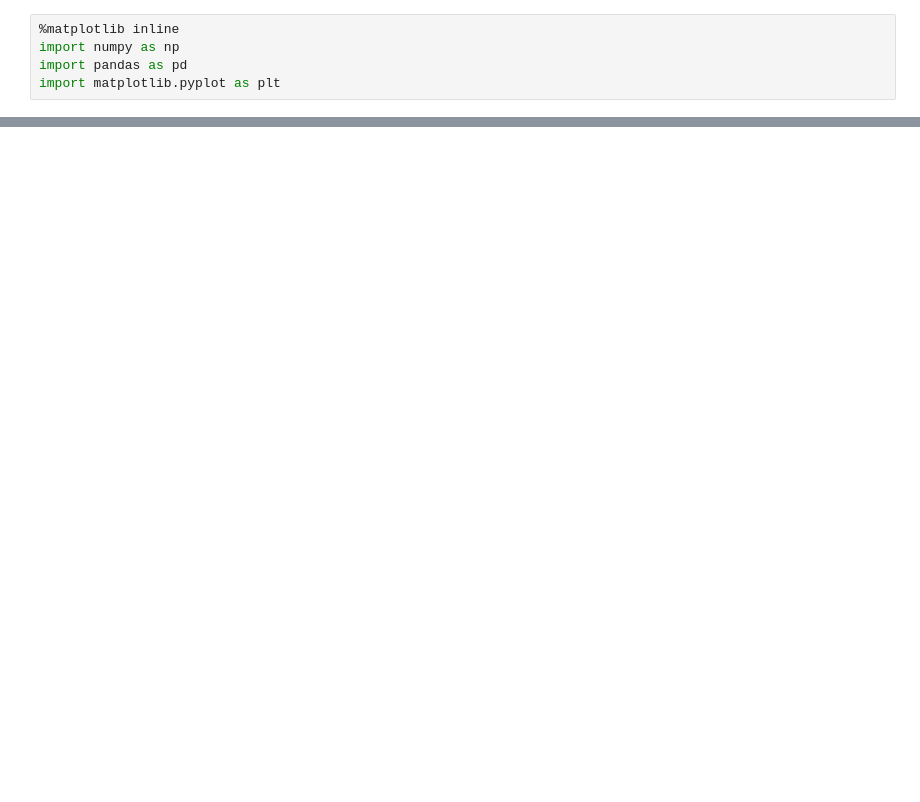
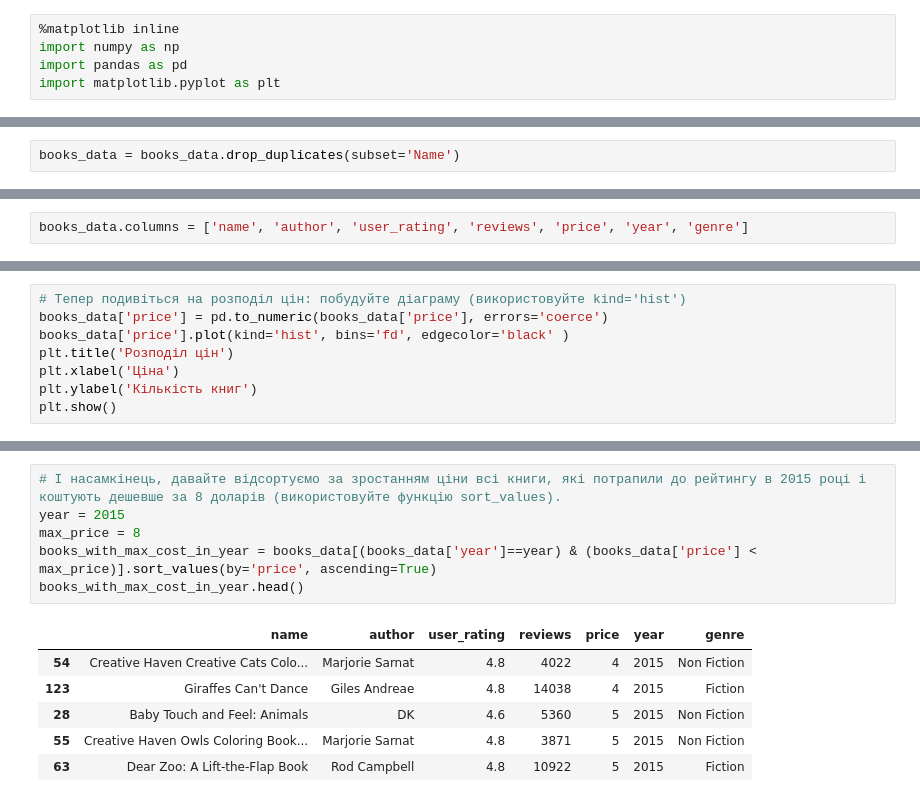
Before and after one commit to AlexanderSingaevsky/DataScience, a Jupyter notebook: Hw02/Hw2.3.ipynb, the cells around one changed output, grey strips where cells are left out. Saved outputs shown, nothing was run; the diff lists cells and outputs as text; blank space fills up the shorter version.

```diff
--- a/Hw02/Hw2.3.ipynb
+++ b/Hw02/Hw2.3.ipynb
@@ -23,0 +21,2 @@ data
+# %%
+books_data = books_data.drop_duplicates(subset='Name')
@@ -23,0 +27,2 @@ data
+# %%
+books_data.columns = ['name', 'author', 'user_rating', 'reviews', 'price', 'year', 'genre']
@@ -23,0 +59,8 @@ data
+# %%
+# Тепер подивіться на розподіл цін: побудуйте діаграму (використовуйте kind='hist')
+books_data['price'] = pd.to_numeric(books_data['price'], errors='coerce')
+books_data['price'].plot(kind='hist', bins='fd', edgecolor='black' )
+plt.title('Розподіл цін')
+plt.xlabel('Ціна')
+plt.ylabel('Кількість книг')
+plt.show()
@@ -23,0 +145,13 @@ data
+# %%
+# І насамкінець, давайте відсортуємо за зростанням ціни всі книги, які потрапили до рейтингу в 2015 році і коштують дешевше за 8 доларів (використовуйте функцію sort_values).
+year = 2015
+max_price = 8
+books_with_max_cost_in_year = books_data[(books_data['year']==year) & (books_data['price'] < max_price)].sort_values(by='price', ascending=True)
+books_with_max_cost_in_year.head()
+# %% [output]
+|  | name | author | user_rating | reviews | price | year | genre |
+| 54 | Creative Haven Creative Cats Colo... | Marjorie Sarnat | 4.8 | 4022 | 4 | 2015 | Non Fiction |
+| 123 | Giraffes Can't Dance | Giles Andreae | 4.8 | 14038 | 4 | 2015 | Fiction |
+| 28 | Baby Touch and Feel: Animals | DK | 4.6 | 5360 | 5 | 2015 | Non Fiction |
+| 55 | Creative Haven Owls Coloring Book... | Marjorie Sarnat | 4.8 | 3871 | 5 | 2015 | Non Fiction |
+| 63 | Dear Zoo: A Lift-the-Flap Book | Rod Campbell | 4.8 | 10922 | 5 | 2015 | Fiction |
```
Also changed, not shown: parts of 22 cells of this notebook, 2 other files.
